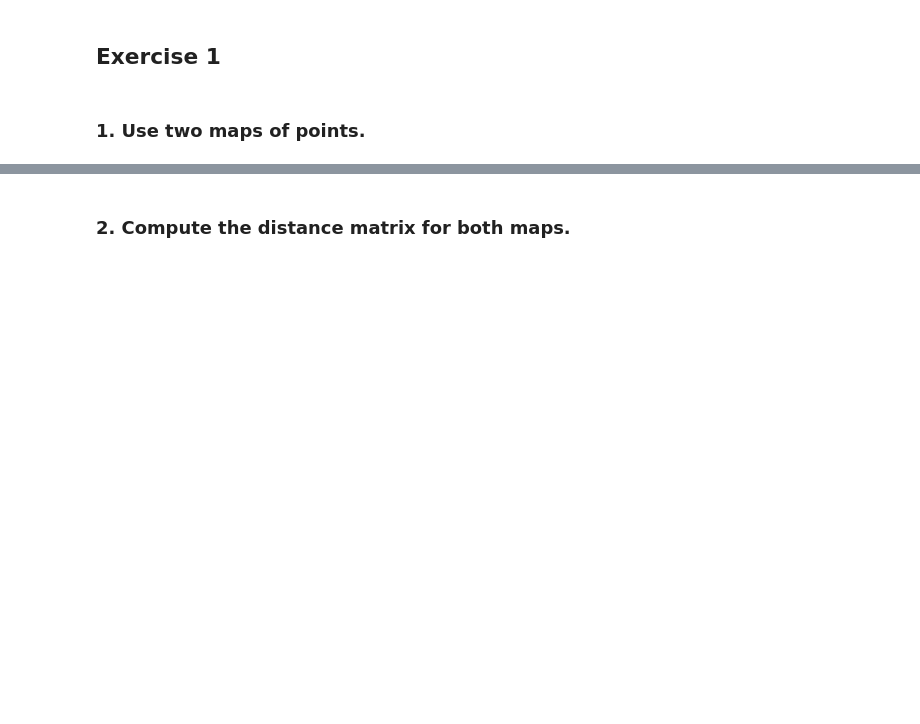
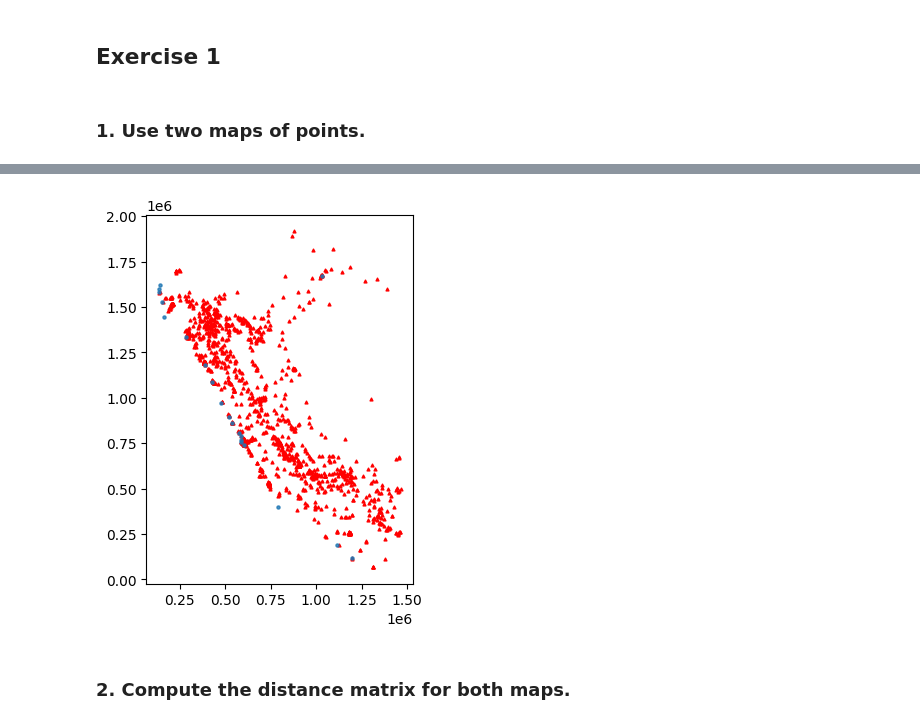
Before and after one commit to IntroSpatialDataScience/MiningGDF_Project1, a Jupyter notebook: Ev-p1.ipynb, the cells around one changed output, grey strips where cells are left out. Cells and saved outputs as stored; diff of their text form; code cells hidden in the pictures; blank space fills up the shorter version.

```diff
--- a/Ev-p1.ipynb
+++ b/Ev-p1.ipynb
@@ -21,3 +92,17 @@ healthsites =gpd.read_file(peru_health,layer='healthsites')
+# %%
+# reset indexes
+seaports_pe.reset_index(drop=True, inplace=True)
+
+# reprojecting
+seaports_pe_24891=seaports_pe_24891.to_crs(24891) # projected crs
+# %%
+health_clinic = healthsites[healthsites.tipo=="clinic"]
+# %%
+base=health_clinic.plot(color='red',marker="^",markersize=4)
+seaports_pe_24891.plot(ax=base,alpha=0.8,markersize=5)
+plt.show()
+# %% [output]
+[figure, added]
 # %% [markdown]
 ### 2. Compute the distance matrix for both maps.
 # %% [markdown]
```
Also changed, not shown: parts of 10 cells of this notebook.
